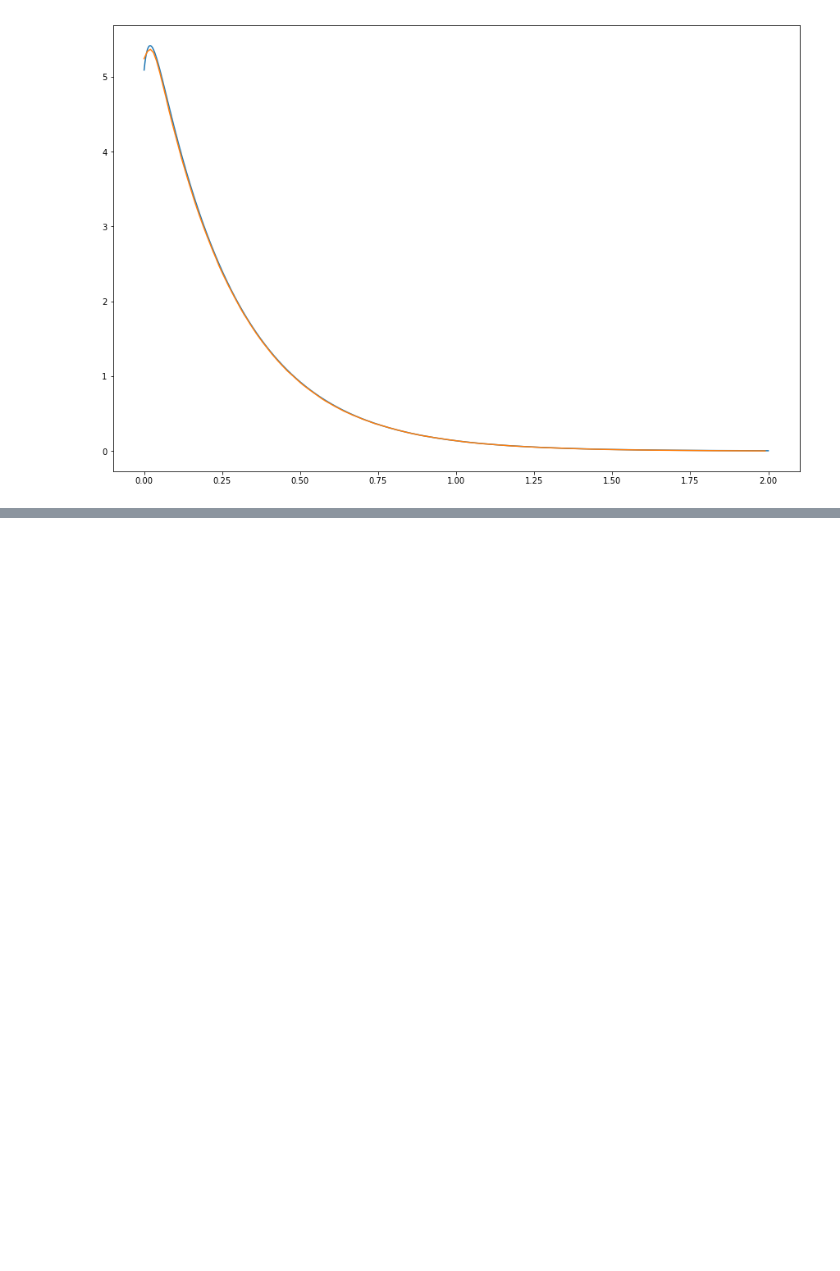
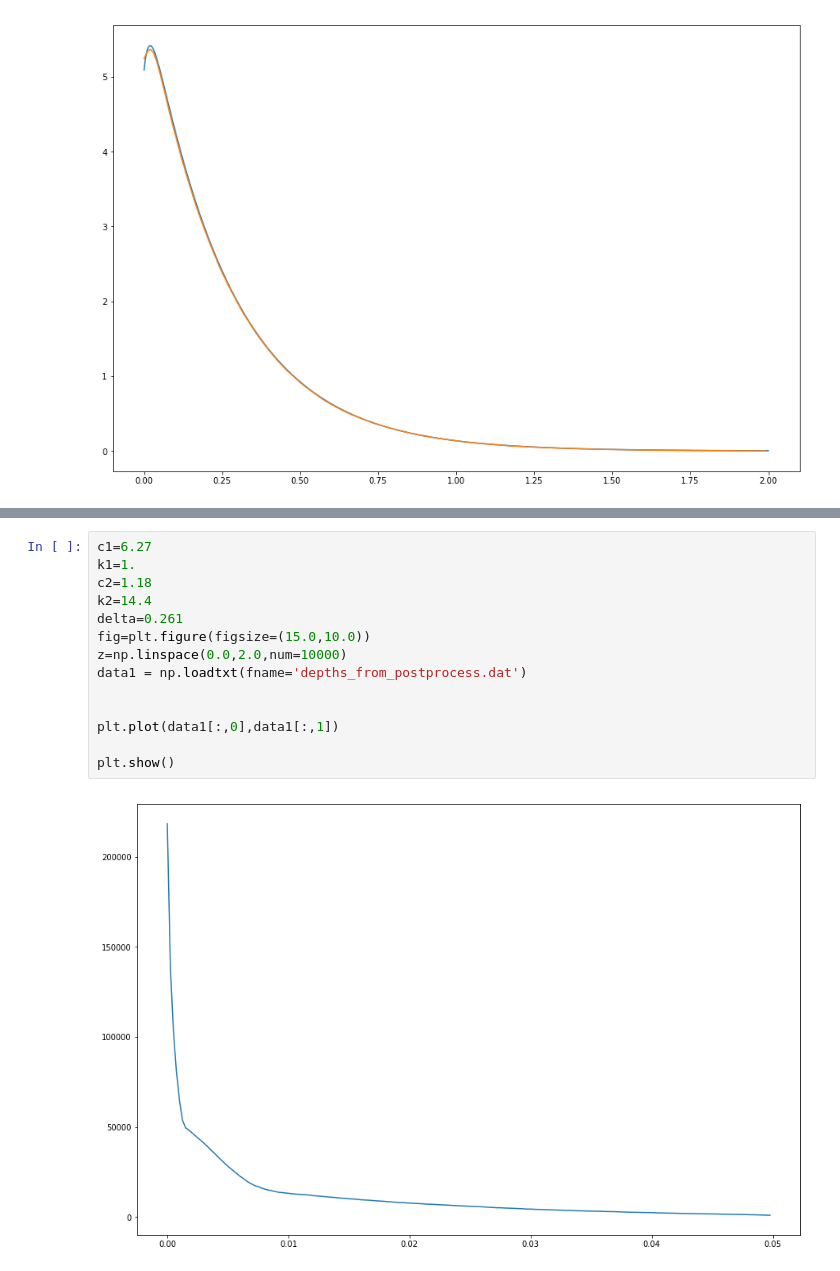
Before and after one commit to i-brnrd/vitaminD, a Jupyter notebook: jaques_verify.ipynb, the cells around one changed output, grey strips where cells are left out. Drawn from its saved outputs; the diff is of its cells as text; blank space fills up the shorter version.

```diff
--- a/jaques_verify.ipynb
+++ b/jaques_verify.ipynb
@@ -308,0 +309,16 @@ plt.show()
+# %%
+c1=6.27
+k1=1.
+c2=1.18
+k2=14.4
+delta=0.261
+fig=plt.figure(figsize=(15.0,10.0))
+z=np.linspace(0.0,2.0,num=10000)
+data1 = np.loadtxt(fname='depths_from_postprocess.dat')
+
+
+plt.plot(data1[:,0],data1[:,1])
+
+plt.show()
+# %% [output]
+[figure, added]
```
Also changed, not shown: parts of 1 cell of this notebook, 5 other files.
